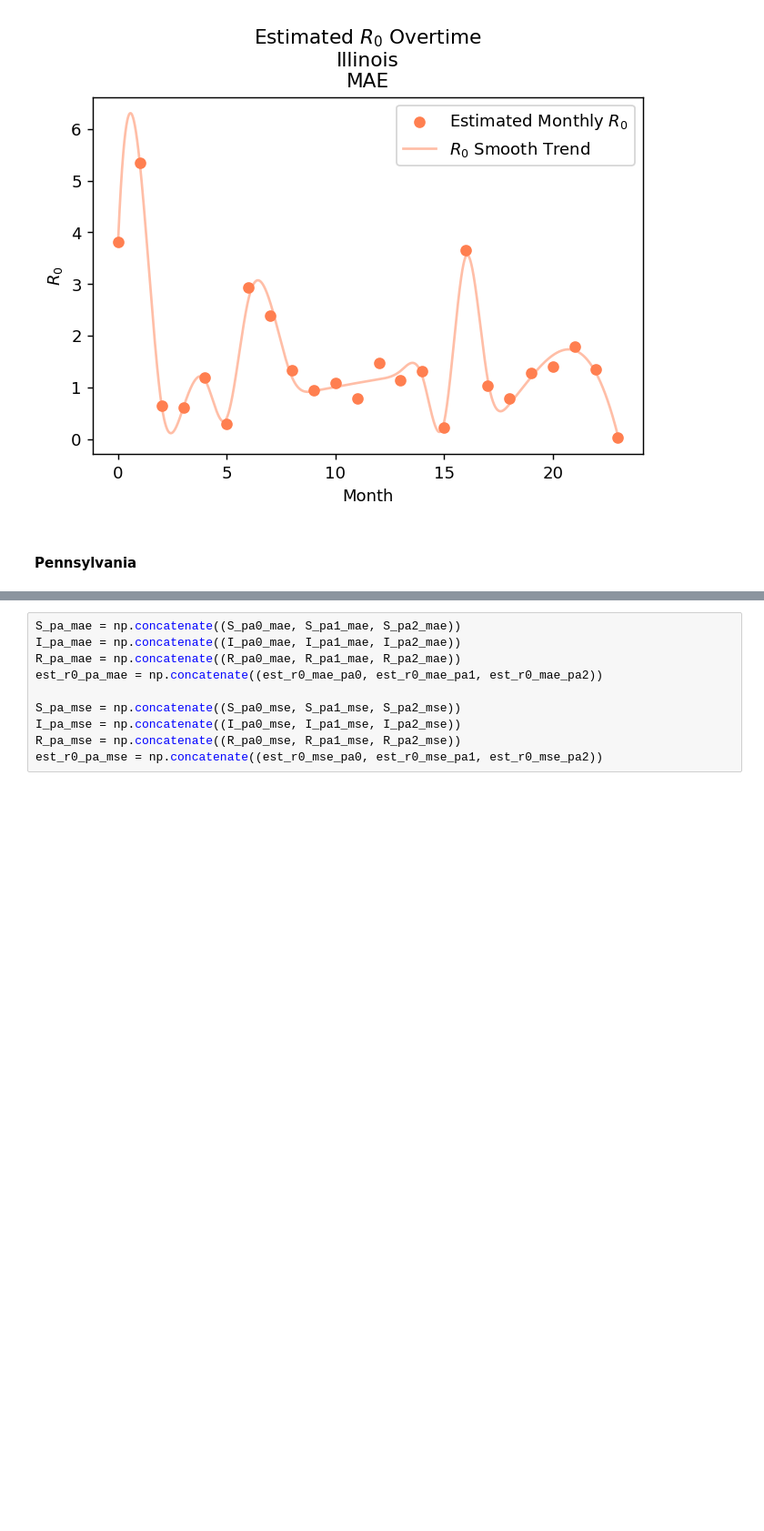
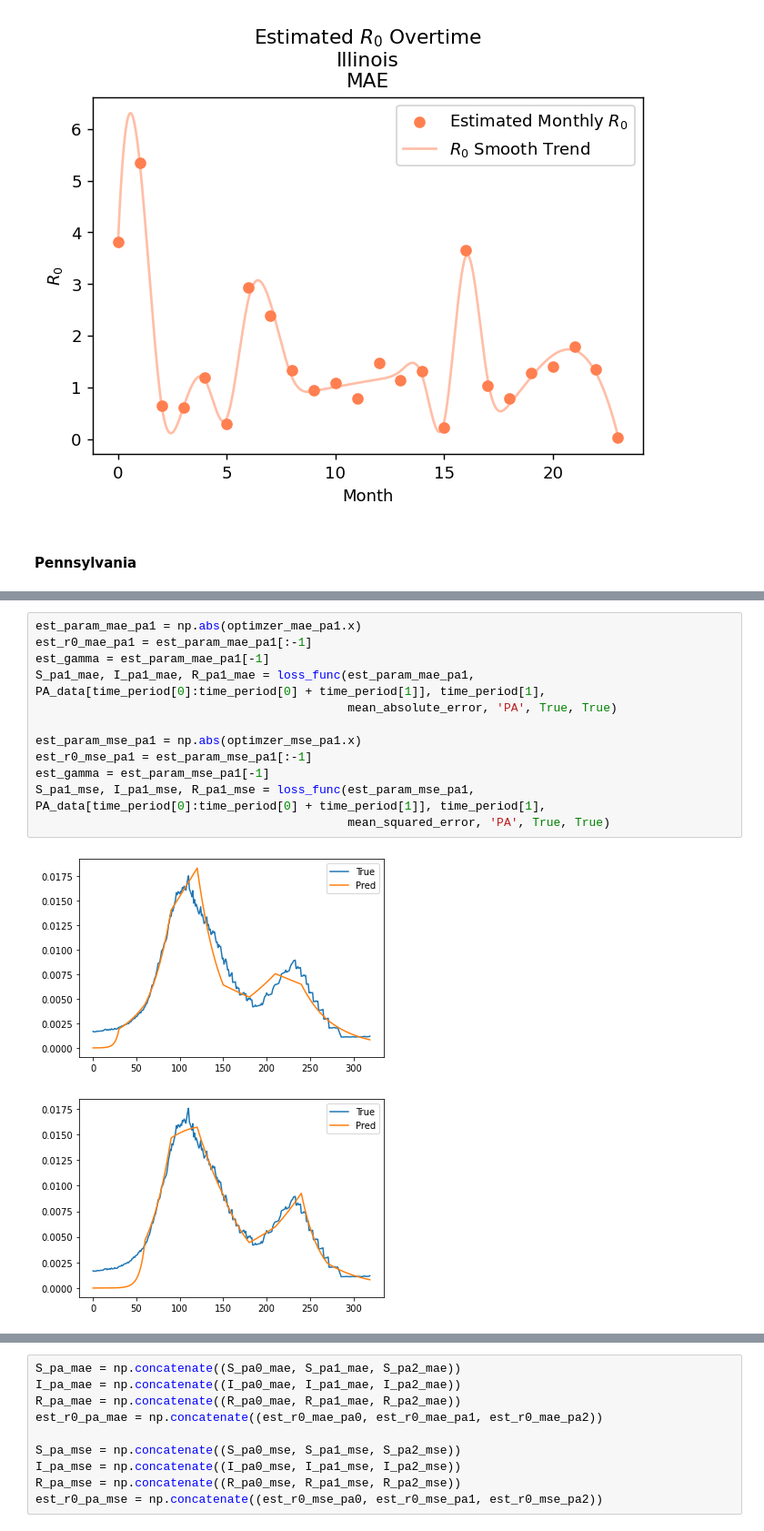
Before and after one commit to cywujeremy/dabp-pandemic-simulation, a Jupyter notebook: nbs/SIR_param_estimation.ipynb, the cells around one changed output, grey strips where cells are left out. Shown at 91% size. Drawn from its saved outputs; the diff is of its cells as text; blank space fills up the shorter version.

```diff
--- a/nbs/SIR_param_estimation.ipynb
+++ b/nbs/SIR_param_estimation.ipynb
@@ -792,2 +786,17 @@ Optimization terminated successfully.
+# %%
+est_param_mae_pa1 = np.abs(optimzer_mae_pa1.x)
+est_r0_mae_pa1 = est_param_mae_pa1[:-1]
+est_gamma = est_param_mae_pa1[-1]
+S_pa1_mae, I_pa1_mae, R_pa1_mae = loss_func(est_param_mae_pa1, PA_data[time_period[0]:time_period[0] + time_period[1]], time_period[1],
+                                            mean_absolute_error, 'PA', True, True)
+
+est_param_mse_pa1 = np.abs(optimzer_mse_pa1.x)
+est_r0_mse_pa1 = est_param_mse_pa1[:-1]
+est_gamma = est_param_mse_pa1[-1]
+S_pa1_mse, I_pa1_mse, R_pa1_mse = loss_func(est_param_mse_pa1, PA_data[time_period[0]:time_period[0] + time_period[1]], time_period[1],
+                                            mean_squared_error, 'PA', True, True)
+# %% [output]
+[figure, added]
+[figure, added]
 # %%
 # PA Period 2
```
Also changed, not shown: parts of 11 cells of this notebook.
